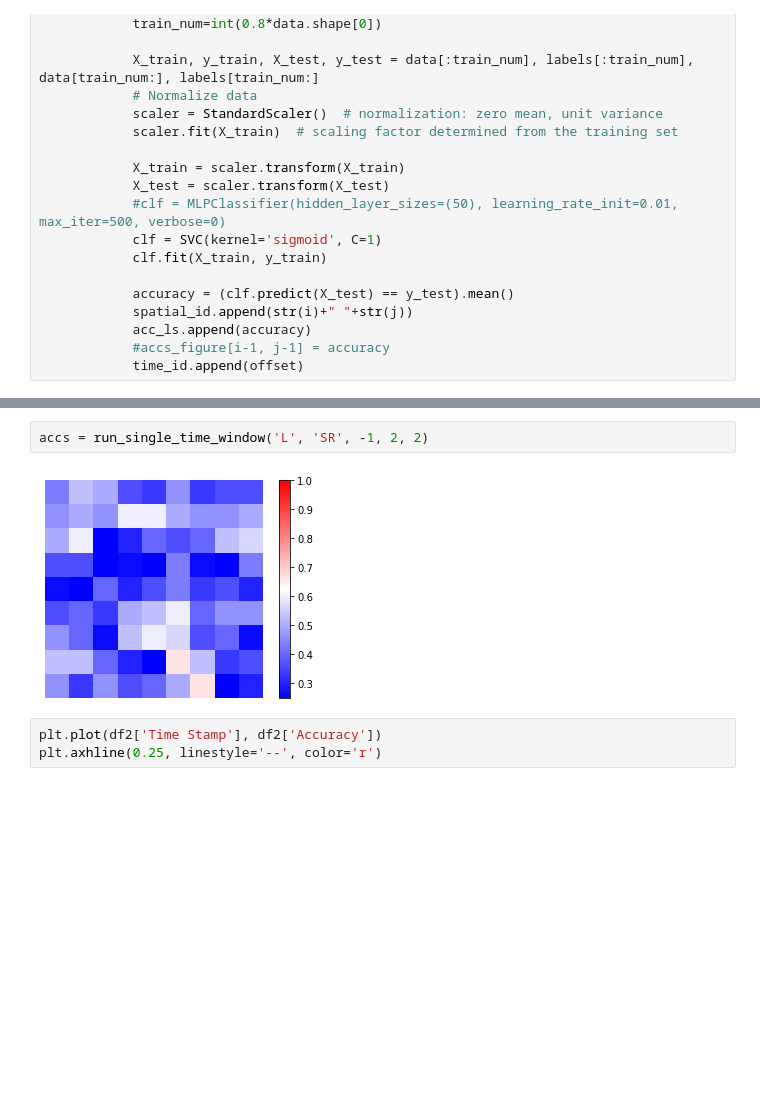
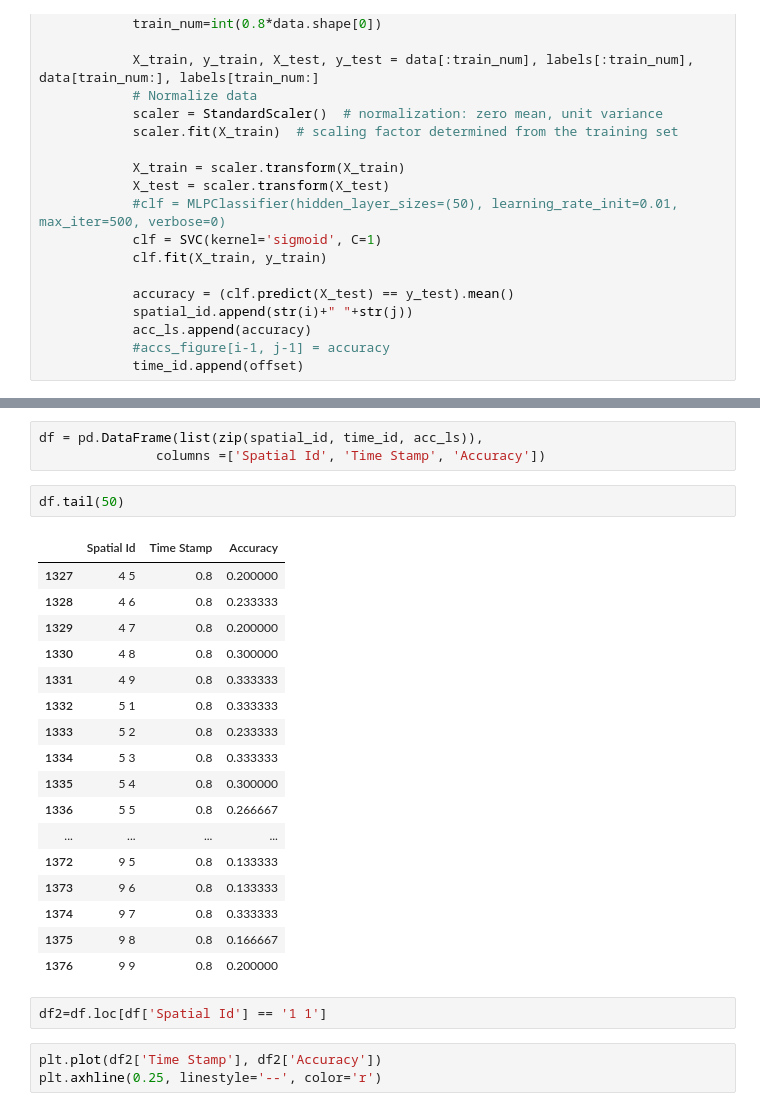
Before and after one commit to YunruoNi/BCI_Project, a Jupyter notebook: test_main.ipynb, the cells around one changed output, grey strips where cells are left out. Cells and saved outputs as stored; diff of their text form; blank space fills up the shorter version.

Commit message:
back to spatial & time

```diff
--- a/test_main.ipynb
+++ b/test_main.ipynb
@@ -51,7 +49,28 @@ ValueError: need at least one array to stack
-# %%
-accs = run_single_time_window('L', 'SR', -1, 2, 2)
-# %% [output]
-[figure, removed]
+# %%
+df = pd.DataFrame(list(zip(spatial_id, time_id, acc_ls)),
+               columns =['Spatial Id', 'Time Stamp', 'Accuracy'])
+# %%
+df.tail(50)
+# %% [output]
+|  | Spatial Id | Time Stamp | Accuracy |
+| 1327 | 4 5 | 0.8 | 0.200000 |
+| 1328 | 4 6 | 0.8 | 0.233333 |
+| 1329 | 4 7 | 0.8 | 0.200000 |
+| 1330 | 4 8 | 0.8 | 0.300000 |
+| 1331 | 4 9 | 0.8 | 0.333333 |
+| 1332 | 5 1 | 0.8 | 0.333333 |
+| 1333 | 5 2 | 0.8 | 0.233333 |
+| 1334 | 5 3 | 0.8 | 0.333333 |
+| 1335 | 5 4 | 0.8 | 0.300000 |
+| 1336 | 5 5 | 0.8 | 0.266667 |
+| ... | ... | ... | ... |
+| 1372 | 9 5 | 0.8 | 0.133333 |
+| 1373 | 9 6 | 0.8 | 0.133333 |
+| 1374 | 9 7 | 0.8 | 0.333333 |
+| 1375 | 9 8 | 0.8 | 0.166667 |
+| 1376 | 9 9 | 0.8 | 0.200000 |
+# %%
+df2=df.loc[df['Spatial Id'] == '1 1']
 # %%
 plt.plot(df2['Time Stamp'], df2['Accuracy'])
 plt.axhline(0.25, linestyle='--', color='r')
```
Also changed, not shown: parts of 1 cell of this notebook.
